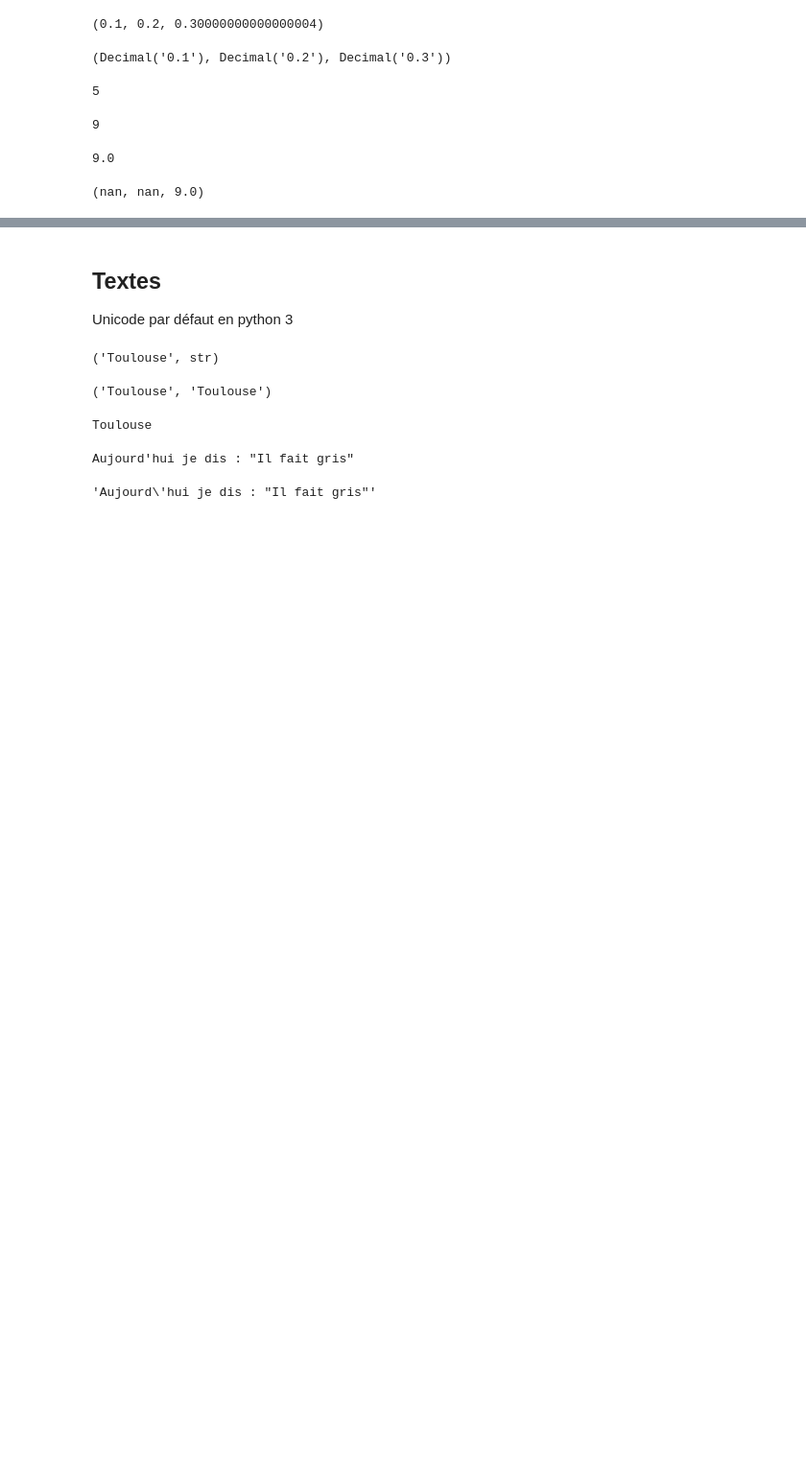
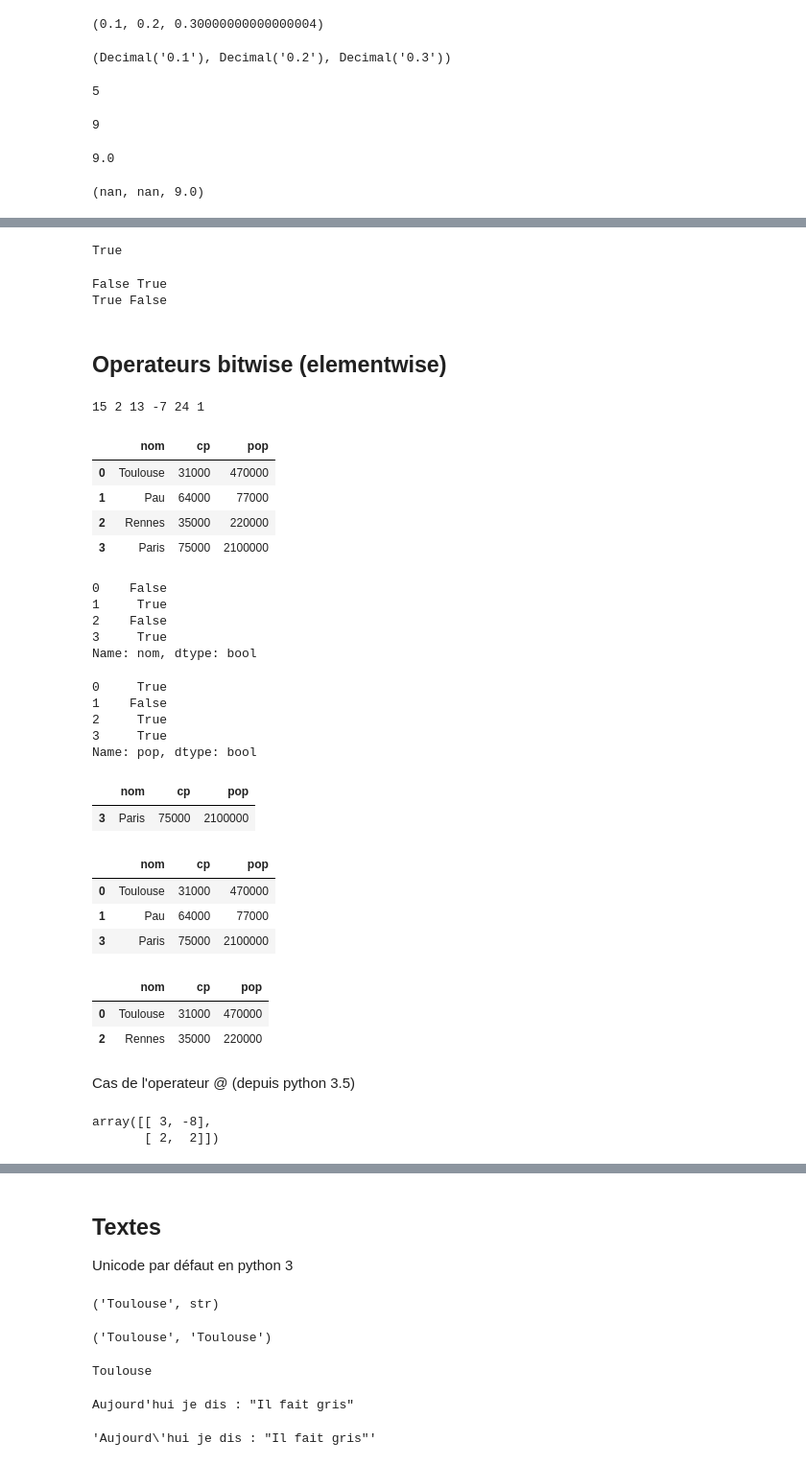
Before and after one commit to matthcol/python202202, a Jupyter notebook: Bases.ipynb, the cells around one changed output, grey strips where cells are left out. Shown: that part at 96% size. Saved outputs shown, nothing was run; the diff lists cells and outputs as text; code cells hidden in the pictures; blank space fills up the shorter version.

```diff
--- a/Bases.ipynb
+++ b/Bases.ipynb
@@ -92,0 +102,4 @@ statistics.mean(data), np.mean(data), np.nanmean(data)
+# %%
+7 not in [ 3, 4, 5 ]
+# %% [output]
+True
@@ -92,0 +109,68 @@ statistics.mean(data), np.mean(data), np.nanmean(data)
+# %%
+print(x is None, x is not None)
+print(y is None, y is not None)
+# %% [output]
+False True
+True False
+# %% [markdown]
+## Operateurs bitwise (elementwise)
+# %%
+x = 6  # 0110
+y = 11 # 1011
+# x : 000000000000000000000000110 => ~x : 111111111111111111111111111111001
+print(x|y, x&y, x^y, ~x, x << 2, x >> 2 )
+# %% [output]
+15 2 13 -7 24 1
+# %%
+df = pd.DataFrame([
+    {'nom':"Toulouse", 'cp':'31000', 'pop':470000},
+    {'nom':"Pau", 'cp':'64000', 'pop':77000},
+    {'nom':"Rennes", 'cp':'35000', 'pop':220000},
+    {'nom':"Paris", 'cp':'75000', 'pop':2100000},
+])
+df
+# %% [output]
+|  | nom | cp | pop |
+| 0 | Toulouse | 31000 | 470000 |
+| 1 | Pau | 64000 | 77000 |
+| 2 | Rennes | 35000 | 220000 |
+| 3 | Paris | 75000 | 2100000 |
+# %%
+df.nom.str.startswith('P')
+# %% [output]
+0    False
+1     True
+2    False
+3     True
+Name: nom, dtype: bool
+# %%
+df['pop'] > 100000
+# %% [output]
+0     True
+1    False
+2     True
+3     True
+Name: pop, dtype: bool
+# %%
+# and elementwise : &
+df[df.nom.str.startswith('P') & (df['pop'] > 400000)]
+# %% [output]
+|  | nom | cp | pop |
+| 3 | Paris | 75000 | 2100000 |
+# %%
+# or elementwise : |
+df[df.nom.str.startswith('P') | (df['pop'] > 400000)]
+# %% [output]
+|  | nom | cp | pop |
+| 0 | Toulouse | 31000 | 470000 |
+| 1 | Pau | 64000 | 77000 |
+| 3 | Paris | 75000 | 2100000 |
+# %%
+# not elementwise : ~
+df[~df.nom.str.startswith('P')]
+# %% [output]
+|  | nom | cp | pop |
+| 0 | Toulouse | 31000 | 470000 |
+| 2 | Rennes | 35000 | 220000 |
+# %% [markdown]
+Cas de l'operateur @ (depuis python 3.5)
@@ -92,0 +186,6 @@ statistics.mean(data), np.mean(data), np.nanmean(data)
+# %%
+# *, /, //, +, -, ... : elementwise
+m1 * m2
+# %% [output]
+array([[ 3, -8],
+       [ 2,  2]])
```
Also changed, not shown: parts of 9 cells of this notebook, 3 other files.
